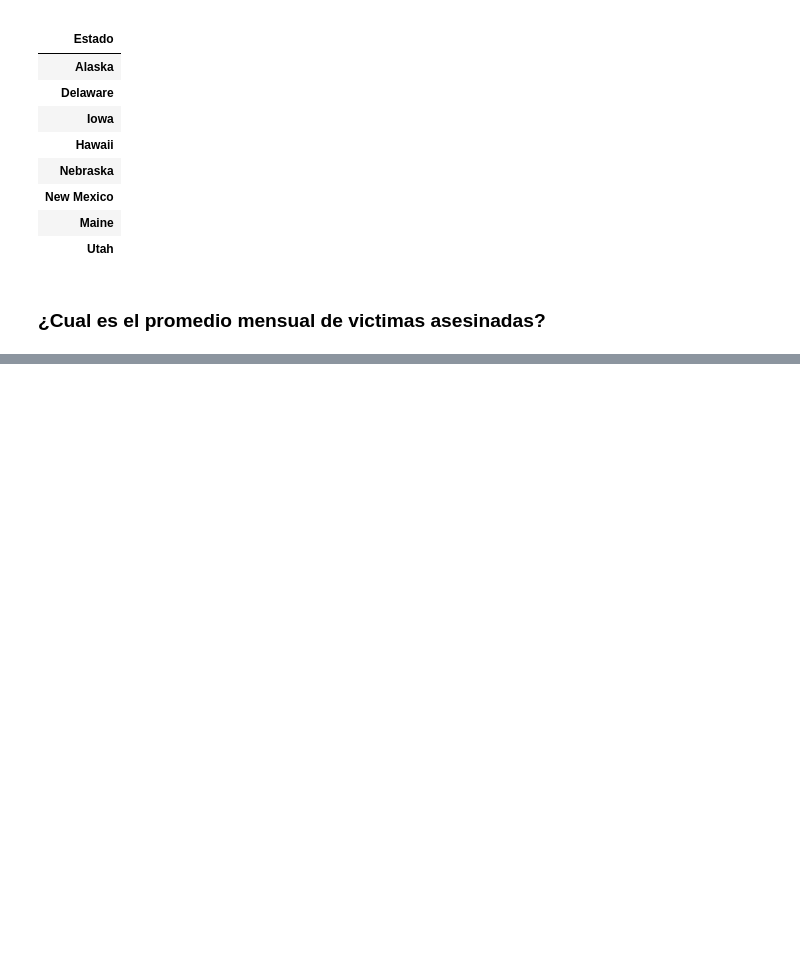
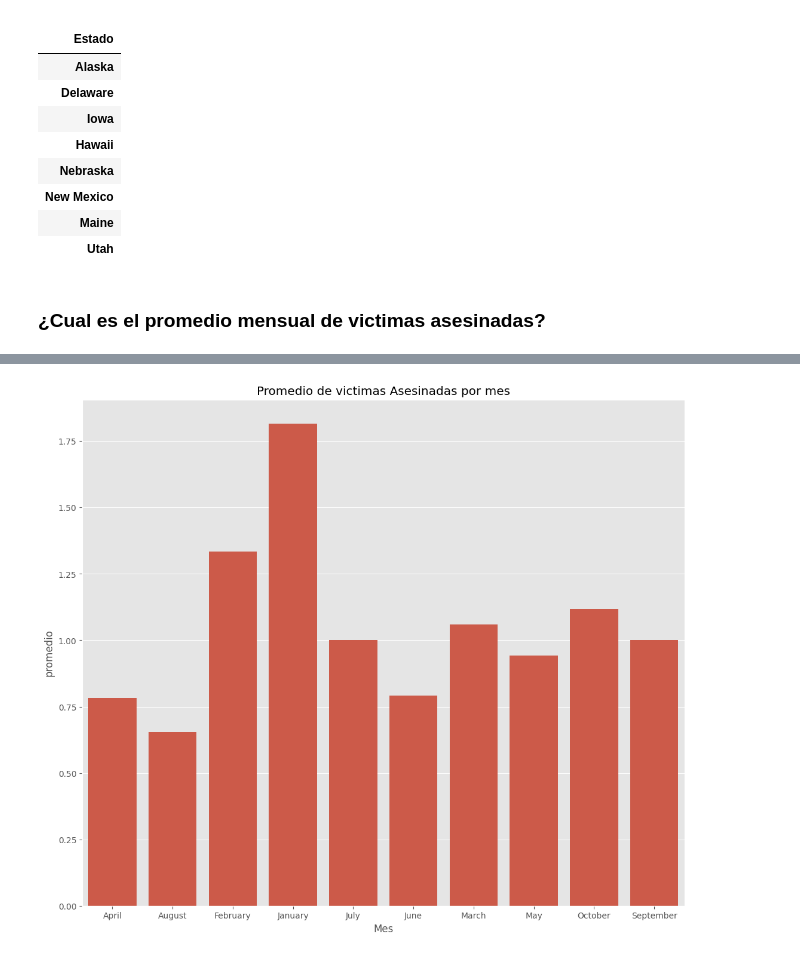
Before and after one commit to vamphook972/Gun_Violence_Dataset_US, a Jupyter notebook: Gun_Violence_Dataset_US.ipynb, the cells around one changed output, grey strips where cells are left out. Cells and saved outputs as stored; diff of their text form; code cells hidden in the pictures; blank space fills up the shorter version.

```diff
--- a/Gun_Violence_Dataset_US.ipynb
+++ b/Gun_Violence_Dataset_US.ipynb
@@ -417,3 +419,7 @@ Los estados con menos incidentes son:
 | Utah |
 # %% [markdown]
 ### ¿Cual es el promedio mensual de victimas asesinadas?
+# %%
+df_mensual = df1.groupby(df1['Fecha del Incidente'].dt.month_name())['Victimas Asesinadas'].mean()
+df_mensual = pd.DataFrame(df_mensual)
+df_mensual
@@ -419,0 +439,9 @@ Los estados con menos incidentes son:
+# %%
+plt.figure(figsize=(13,11))
+sns.barplot(data=df_mensual, x='Fecha del Incidente', y='Victimas Asesinadas')
+plt.xlabel('Mes')
+plt.ylabel('promedio')
+plt.title(f'Promedio de victimas Asesinadas por mes')
+plt.show()
+# %% [output]
+[figure, added]
```
Also changed, not shown: parts of 4 cells of this notebook.
